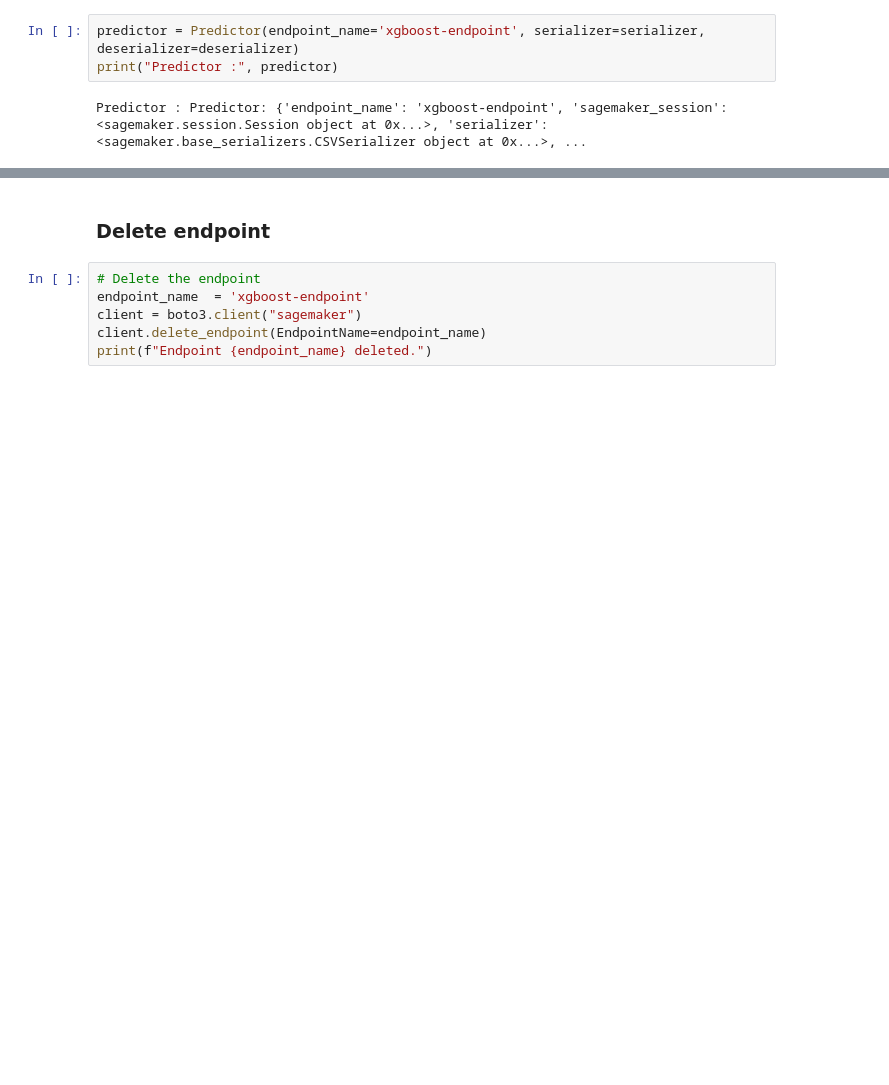
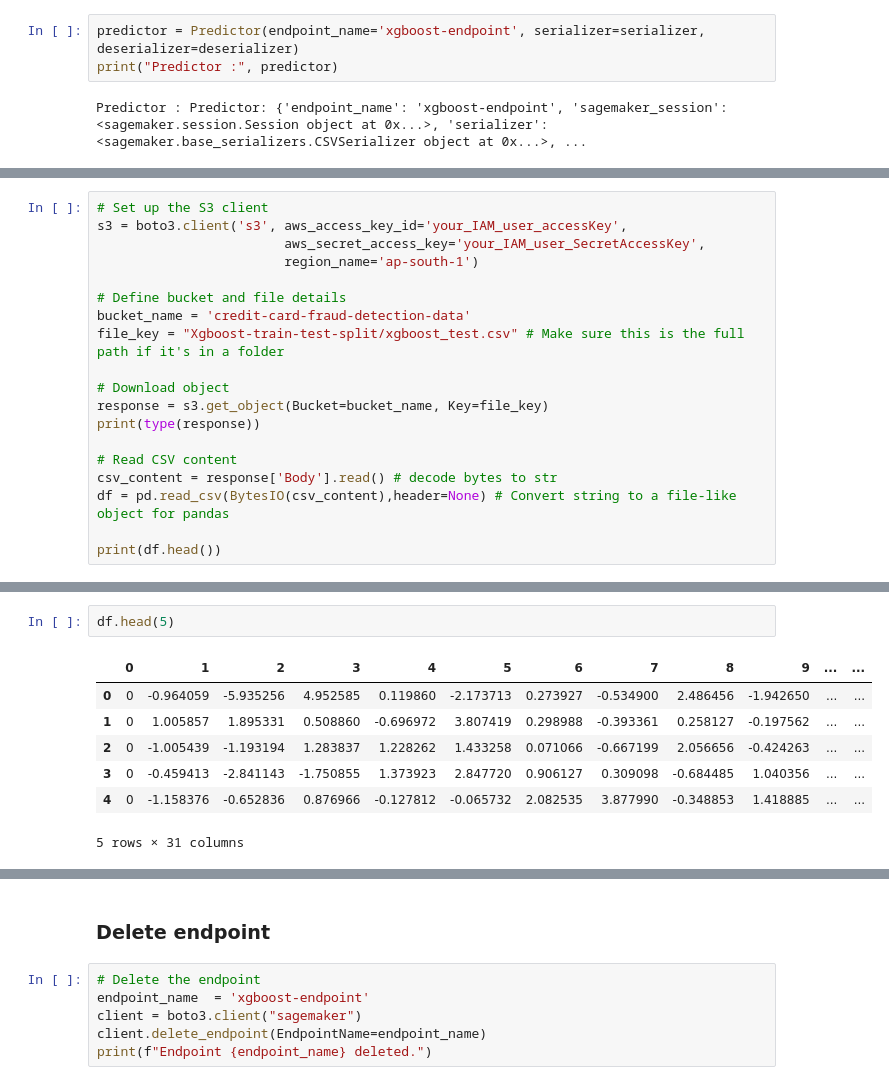
Before and after one commit to JankiMandviya/credit_card_fraud_detection, a Jupyter notebook: credit_card_fraud_detection_EDA_pre-processing.ipynb, the cells around one changed output, grey strips where cells are left out. Drawn from its saved outputs; the diff is of its cells as text; blank space fills up the shorter version.

```diff
--- a/credit_card_fraud_detection_EDA_pre-processing.ipynb
+++ b/credit_card_fraud_detection_EDA_pre-processing.ipynb
@@ -1127,0 +1283,19 @@ Predicted result : [['-0.0004123995895497501']]
+# %%
+# Set up the S3 client
+s3 = boto3.client('s3', aws_access_key_id='your_IAM_user_accessKey',
+                        aws_secret_access_key='your_IAM_user_SecretAccessKey',
+                        region_name='ap-south-1')
+
+# Define bucket and file details
+bucket_name = 'credit-card-fraud-detection-data'
+file_key = "Xgboost-train-test-split/xgboost_test.csv" # Make sure this is the full path if it's in a folder
+
+# Download object
+response = s3.get_object(Bucket=bucket_name, Key=file_key)
+print(type(response))
+
+# Read CSV content
+csv_content = response['Body'].read() # decode bytes to str
+df = pd.read_csv(BytesIO(csv_content),header=None) # Convert string to a file-like object for pandas
+
+print(df.head())
@@ -1127,0 +1320,10 @@ Predicted result : [['-0.0004123995895497501']]
+# %%
+df.head(5)
+# %% [output]
+|  | 0 | 1 | 2 | 3 | 4 | 5 | 6 | 7 | 8 | 9 | ... | ... |
+| 0 | 0 | -0.964059 | -5.935256 | 4.952585 | 0.119860 | -2.173713 | 0.273927 | -0.534900 | 2.486456 | -1.942650 | ... | ... |
+| 1 | 0 | 1.005857 | 1.895331 | 0.508860 | -0.696972 | 3.807419 | 0.298988 | -0.393361 | 0.258127 | -0.197562 | ... | ... |
+| 2 | 0 | -1.005439 | -1.193194 | 1.283837 | 1.228262 | 1.433258 | 0.071066 | -0.667199 | 2.056656 | -0.424263 | ... | ... |
+| 3 | 0 | -0.459413 | -2.841143 | -1.750855 | 1.373923 | 2.847720 | 0.906127 | 0.309098 | -0.684485 | 1.040356 | ... | ... |
+| 4 | 0 | -1.158376 | -0.652836 | 0.876966 | -0.127812 | -0.065732 | 2.082535 | 3.877990 | -0.348853 | 1.418885 | ... | ... |
+5 rows × 31 columns
```
Also changed, not shown: parts of 17 cells of this notebook.
